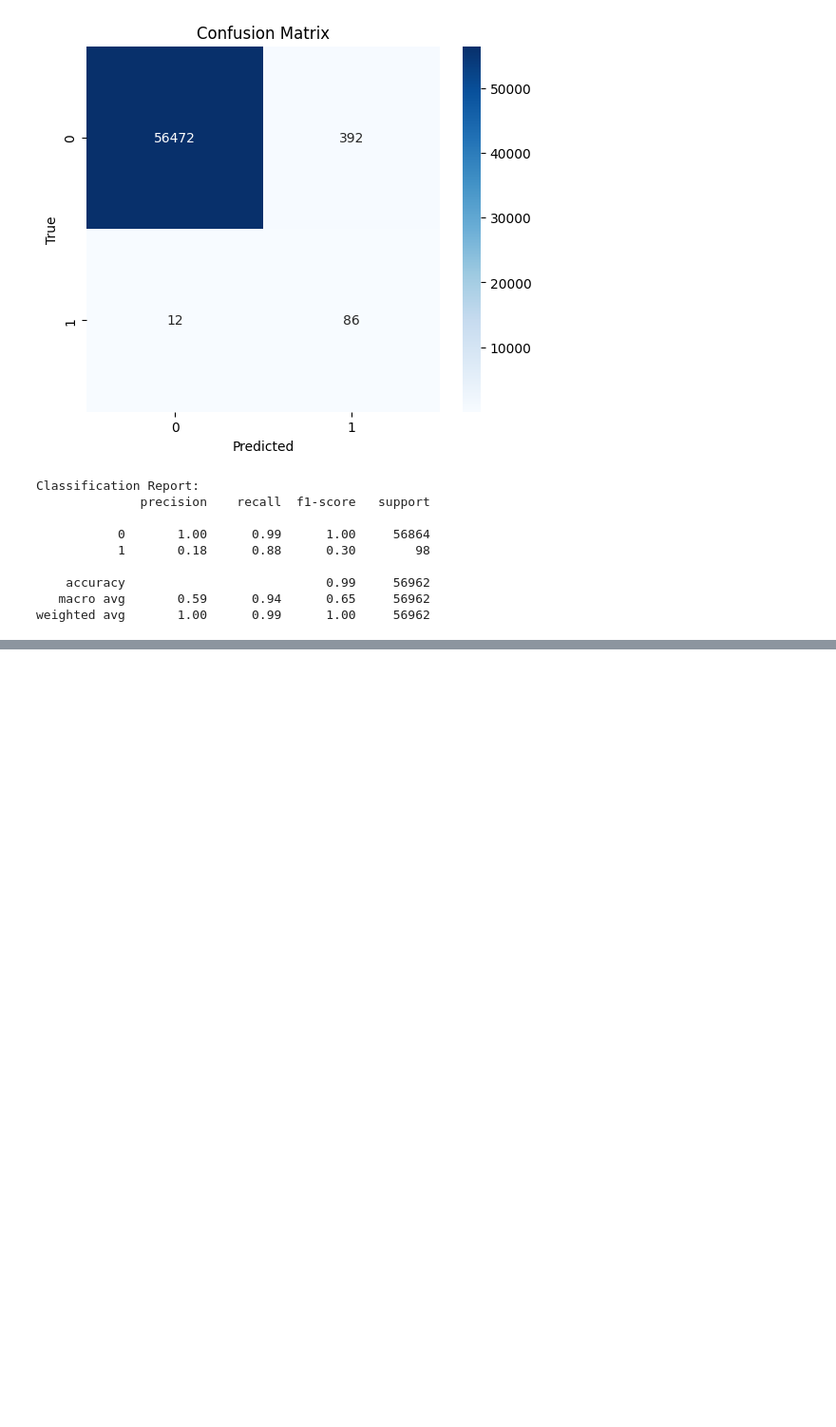
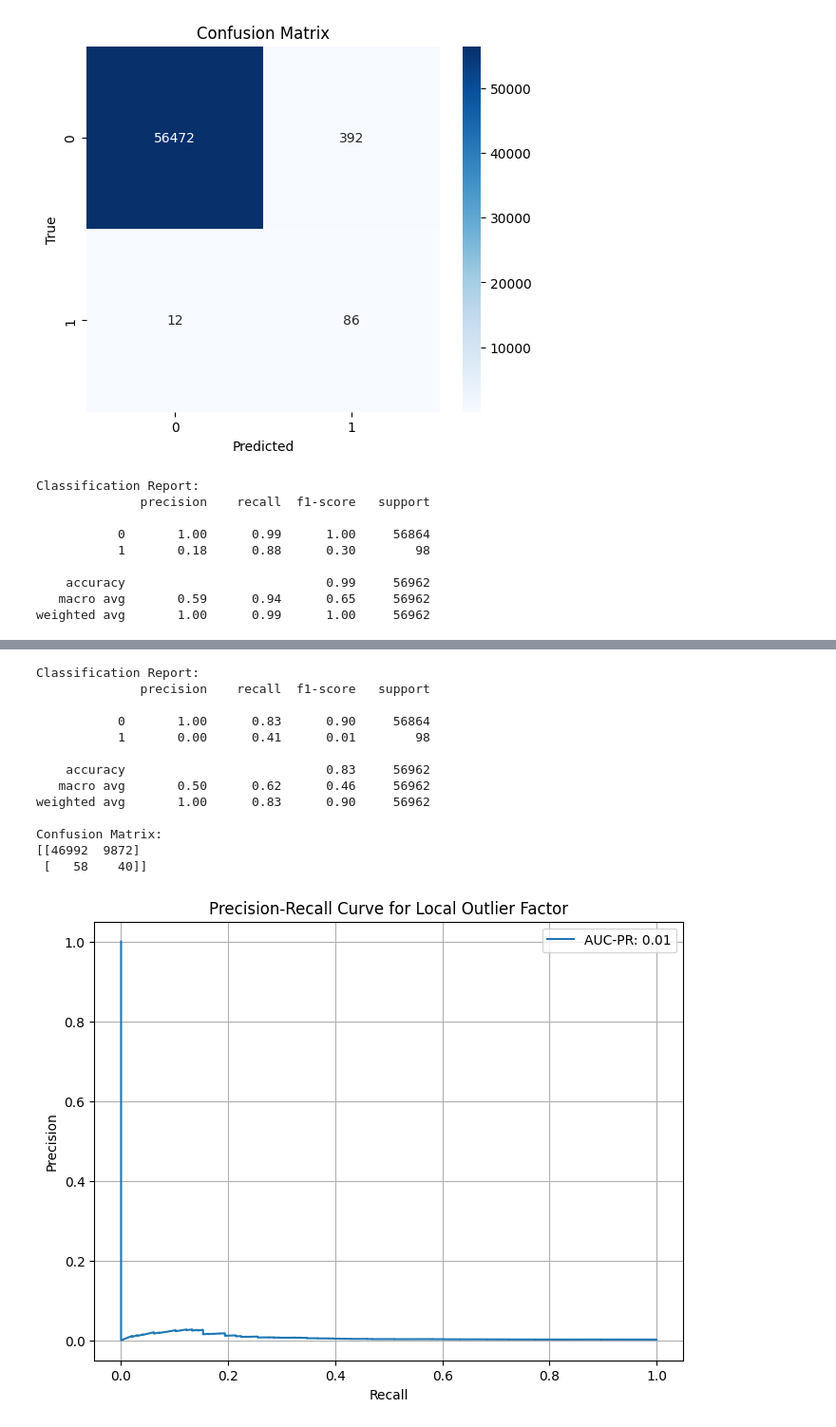
Before and after one commit to kaushal427/Credit-Card-Fraud-Detection, a Jupyter notebook: Combined.ipynb, the cells around one changed output, grey strips where cells are left out. Shown: that part at 95% size. Cells and saved outputs as stored; diff of their text form; code cells hidden in the pictures; blank space fills up the shorter version.

```diff
--- a/Combined.ipynb
+++ b/Combined.ipynb
@@ -544,0 +407,54 @@ weighted avg       0.91      0.91      0.91      2492
+# %%
+## Local Outlier Factor
+
+# Use the resampled non-fraudulent data for LOF training
+X_non_fraud = X_resampled[Y_resampled == 0]
+
+# Initialize and train Local Outlier Factor (LOF)
+lof = LocalOutlierFactor(n_neighbors=20, contamination=0.172, novelty=True)
+lof.fit(X_non_fraud)
+
+# Predict on the test set
+Y_pred_lof = lof.predict(X_test)
+# Convert LOF outputs (-1 for anomaly, 1 for inlier) to binary classification
+Y_pred = np.where(Y_pred_lof == -1, 1, 0)
+
+# Calculate anomaly scores for AUC-PR evaluation
+Y_scores = -lof.decision_function(X_test)  # Negative scores indicate higher anomaly likelihood
+
+# Classification report
+print("Classification Report:")
+print(classification_report(Y_test, Y_pred))
+
+# Confusion matrix
+print("Confusion Matrix:")
+print(confusion_matrix(Y_test, Y_pred))
+
+# Precision-Recall Curve and AUC-PR
+precision, recall, thresholds = precision_recall_curve(Y_test, Y_scores)
+auc_pr = auc(recall, precision)
+
+# Plot Precision-Recall Curve
+plt.figure(figsize=(8, 6))
+plt.plot(recall, precision, label=f"AUC-PR: {auc_pr:.2f}")
+plt.xlabel("Recall")
+plt.ylabel("Precision")
+plt.title("Precision-Recall Curve for Local Outlier Factor")
+plt.legend()
+plt.grid()
+plt.show()
+# %% [output]
+Classification Report:
+              precision    recall  f1-score   support
+
+           0       1.00      0.83      0.90     56864
+           1       0.00      0.41      0.01        98
+
+    accuracy                           0.83     56962
+   macro avg       0.50      0.62      0.46     56962
+weighted avg       1.00      0.83      0.90     56962
+
+Confusion Matrix:
+[[46992  9872]
+ [   58    40]]
+[figure, added]
```
Also changed, not shown: parts of 7 cells of this notebook.
